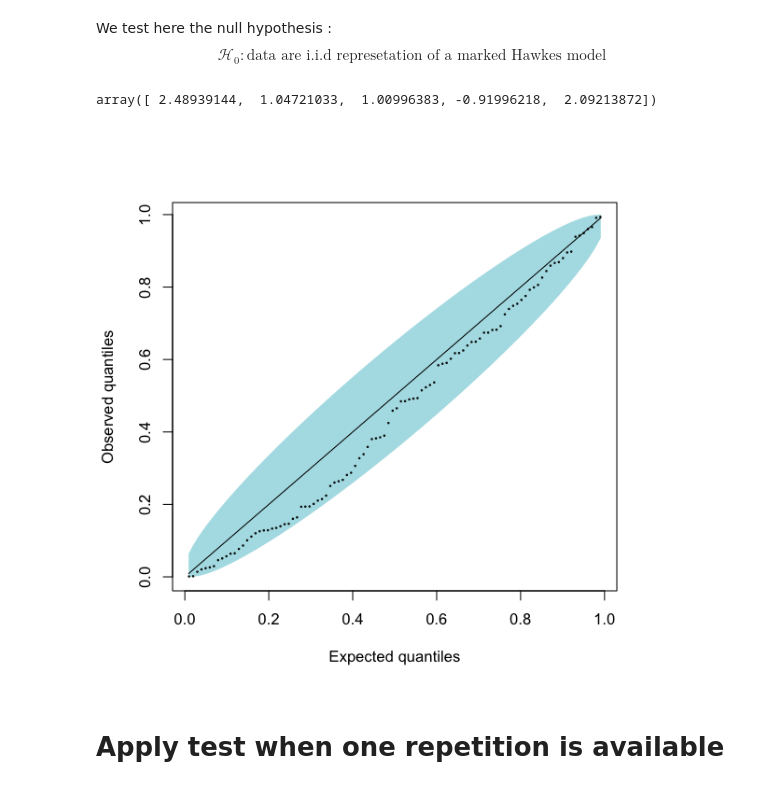
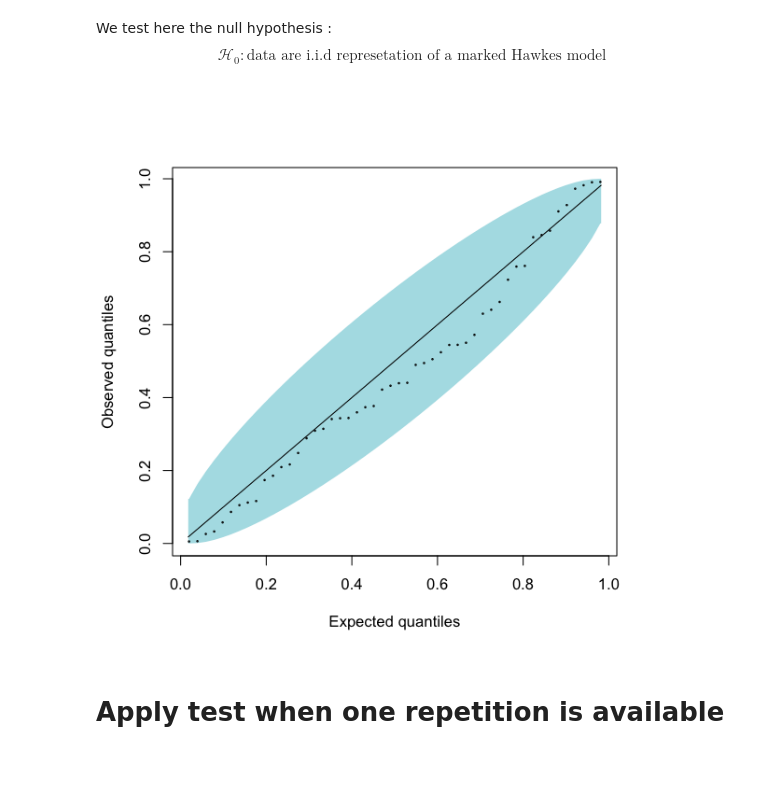
Before and after one commit to Msadeler/marked_exp_hawkes, a Jupyter notebook: example.ipynb, the cells around one changed output. Cells and saved outputs as stored; diff of their text form; code cells hidden in the pictures.

```diff
--- a/example.ipynb
+++ b/example.ipynb
@@ -93,3 +97,17 @@ hawkes_multi.plot_intensity(ax = ax)
+# %%
+def F(mark,time,psi):
+    return(-1/psi*np.log(1-mark))
+
+
+def F(mark,time, psi):
+    return(1-np.exp(-psi*mark))
+
+def phi(mark, gamma, psi):
+    return((psi-gamma)/psi*np.exp(mark*gamma))
+
+
+def f(mark,t, psi):
+    return(psi*np.exp(-psi*mark))
 # %% [markdown]
 # Apply testing procedure on several samples
 # %% [markdown]
@@ -209,36 +219,32 @@ hawkes = exp_thinning_hawkes_multi_marked(m=m,
                                         a=a,
                                         b=b,
                                         mark_process=True,
-                                        F=F,
+                                        F=F1,
                                         arg_F={'psi':2},
                                         phi=phi,
                                         arg_phi={'gamma':1},
                                         max_jumps=500,
                                         n=200)
 hawkes.simulate()
+
+learner = estimator_unidim_multi_rep(mark=True,
+                                     f=f,
+                                    name_arg_f=['psi'],
+                                    phi=phi,
+                                    name_arg_phi=['gamma'],
+                                    bound_f=[(1e-5, None)],
+                                    bound_phi=[(None,None)],
+                                    initial_guess_f=[1],
+                                    initial_guess_phi=[0])
+
+learner.fit(hawkes.timeList)
-# %%
-learner = estimator_unidim_multi_rep(mark=True,
-                                     f=f,
-                                    name_arg_f=['psi'],
-                                    phi=phi,
-                                    name_arg_phi=['gamma'],
-                                    bound_f=[(1e-5, None)],
-                                    bound_phi=[(None, None)],
-                                    initial_guess_f=[1],
-                                    initial_guess_phi=[0])
-
-learner.fit(hawkes.timeList)
-# %% [output]
-array([ 2.48939144,  1.04721033,  1.00996383, -0.91996218,  2.09213872])
 # %%
-## Simulation done with a Marked Hawkes Process test performed for a Marked Hawkes Process
-
-pvals =learner.GOF_bootstrap(compensator_func=unidim_MEHP_compensator,
-                             test_type = 'uniform',
-                                Nb_SubSample=100,
-                                plot = True)
+stats_hawkes_ex = learner.GOF_bootstrap(compensator_func=unidim_MEHP_compensator,
+                                              test_type = 'uniform',
+                                              Nb_SubSample=50,
+                                              plot = True)
 # %% [output]
-[figure, old version]
+[figure, new version]
 # %% [markdown]
 # Apply test when one repetition is available
 # %%
```
Also changed, not shown: parts of 6 cells of this notebook, 8 other files.
